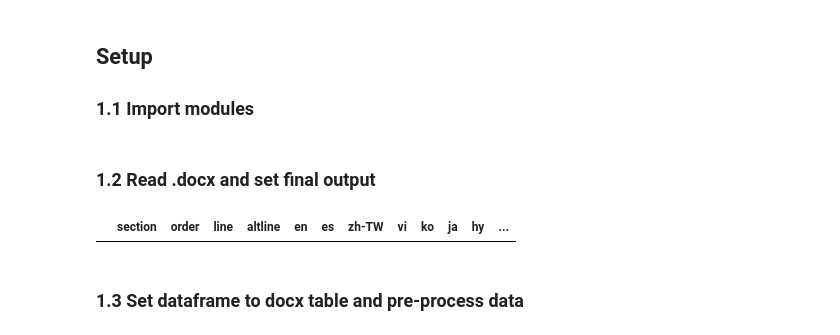
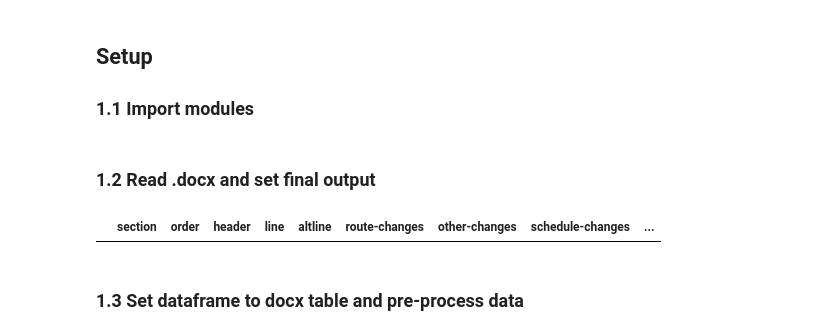
Before and after one commit to LACMTA/mybus-dev, a Jupyter notebook: notebooks/take_all_converter.ipynb, the cells around one changed output. Drawn from its saved outputs; the diff is of its cells as text; code cells hidden in the pictures.

```diff
--- a/notebooks/take_all_converter.ipynb
+++ b/notebooks/take_all_converter.ipynb
@@ -37,17 +37,17 @@ from docx.api import Document
 # %%
 document = Document('../data/input/202112shakeup.docx')
 table = document.tables[0]
 
 # headers = ["section","order","line","altline","en","es","new-schedule","current-schedule"]
-headers = ["section","order","line","altline","en","es","zh-TW","vi","ko","ja","hy","ru","new-schedule","current-schedule"]
+headers = ["section","order","header","line","altline",'route-changes','other-changes','schedule-changes','stop-cancellations',"en","es","zh-TW","vi","ko","ja","hy","ru","new-schedule","current-schedule"]
 
 def reset_final_df():
     return pd.DataFrame(columns=headers)
 
 final_df = pd.DataFrame(columns=headers)
 final_df
 # %% [output]
-|  | section | order | line | altline | en | es | zh-TW | vi | ko | ja | hy | ... |
+|  | section | order | header | line | altline | route-changes | other-changes | schedule-changes | ... |
 # %% [markdown]
 ### 1.3 Set dataframe to docx table and pre-process data
 # %%
```
Also changed, not shown: parts of 16 cells of this notebook, 9 other files.
